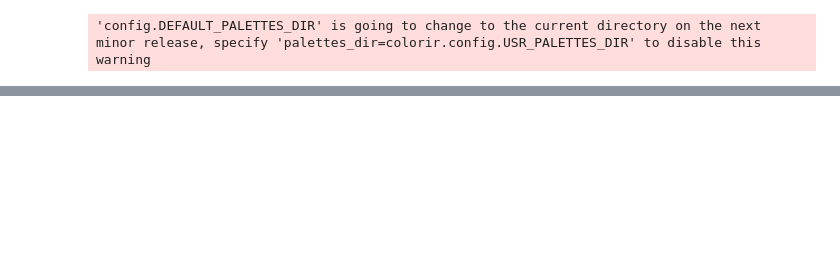
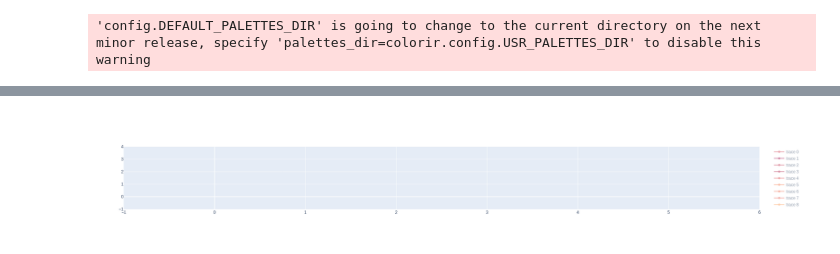
Before and after one commit to aleferna12/cellula-rs, a Jupyter notebook: analyses/adhesion_evolution.ipynb, the cells around one changed output, grey strips where cells are left out. Saved outputs shown, nothing was run; the diff lists cells and outputs as text; code cells hidden in the pictures; blank space fills up the shorter version.

```diff
--- a/analyses/adhesion_evolution.ipynb
+++ b/analyses/adhesion_evolution.ipynb
@@ -40 +27,3 @@ shape: (100, 1_613)
+# %%
+ancdf = ancdf_pivoted.with_columns(lineage=np.arange(ancdf_pivoted.height)).unpivot(index="lineage", value_name="index", variable_name="time").with_columns(pl.col("time").cast(int).alias("time"))
 # %%
@@ -74,0 +46,18 @@ fig
+# %%
+fig = go.Figure()
+contact_table = adh.contact_energy_table(np.ones(8))
+for lin, group in ancdf.group_by("lineage"):
+    lindf = group.join(celldf, left_on=["time", "index"], right_on=["time", "index"]).unique(["ligands", "receptors"]).sort("time")
+    adhdf = lindf.with_columns(gamma=pl.Series([adh.calculate_gamma(28, 48, adh.cell_contact_energy(lig, rec, lig, rec, contact_table)) for lig, rec in zip(lindf["ligands"], lindf["receptors"])]))
+    fig.add_trace(go.Scatter(
+        x=adhdf["time"],
+        y=adhdf["gamma"],
+        mode="markers+lines",
+        marker_color=palette[lin[0]],
+        line_color=palette[lin[0]],
+        visible="legendonly"
+    ))
+# %%
+fig.update_layout(width=500)
+# %% [output]
+[figure, added]
```
Also changed, not shown: parts of 8 cells of this notebook, 3 other files.
